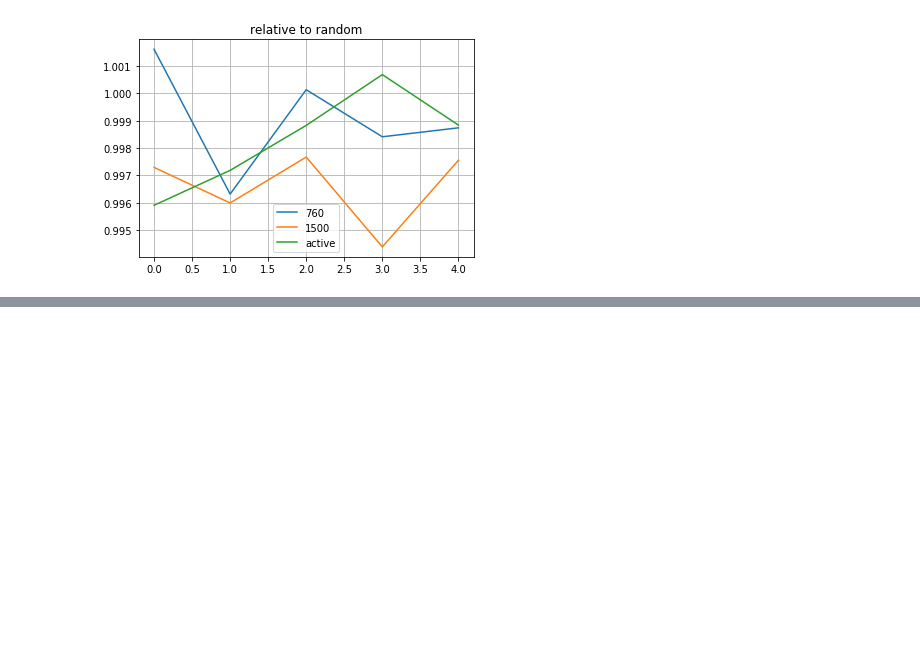
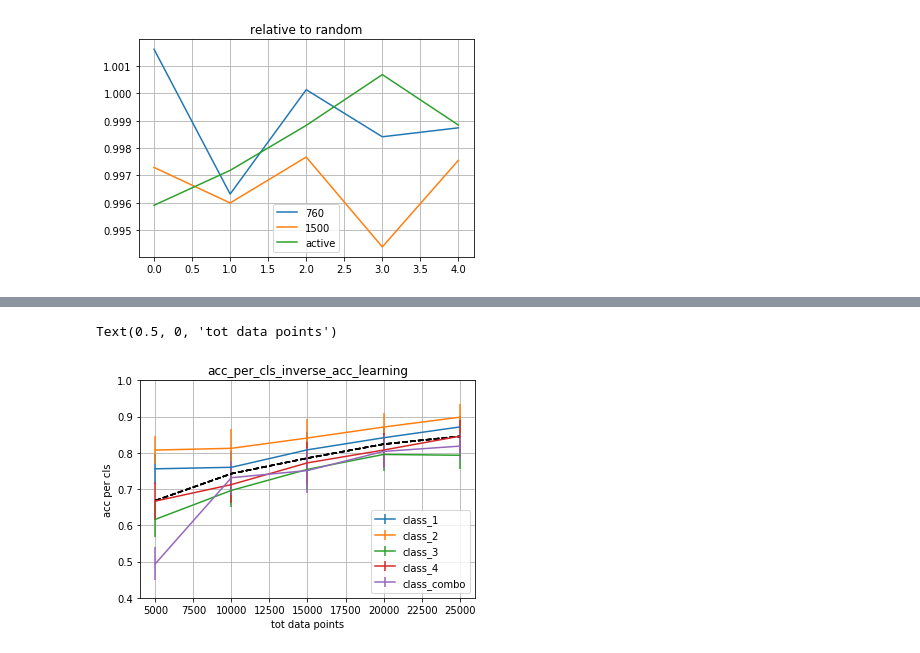
Before and after one commit to YHRen/ActiveClassSelection, a Jupyter notebook: plot.ipynb, the cells around one changed output, grey strips where cells are left out. Cells and saved outputs as stored; diff of their text form; code cells hidden in the pictures; blank space fills up the shorter version.

Commit message:
add plots pow3

```diff
--- a/plot.ipynb
+++ b/plot.ipynb
@@ -279,7 +279,10 @@ def get_sample_plan_per_stage(expname, runs, stages=5):
             data = json.load(fp)
             for s in range(stages):
                 data_s = data[result_name.format(s)]
-                ans = [data_s[k] for k in sorted(data_s.keys())]
+                if isinstance(data_s, dict):
+                    ans = [data_s[k] for k in sorted(data_s.keys())]
+                else:
+                    ans = data_s
                 res[s].append(ans)
     return np.asarray(res)
 
@@ -407,0 +431,19 @@ Text(0.5, 1.0, 'relative to random')
+# %%
+exp_fmt="./output/active_inverse_accuracy_with_data_aug_pw3_run{}/result.json"
+# %%
+fnc = partial(exp_fmt.format)
+rst = get_average_results_per_stage(fnc, 'stage_{}_test_acc_per_class', 11, stages=5, last_n = 5)
+fig, ax = plt.subplots(1,1)
+for y, dy, c in zip(rst[1].transpose(), rst[2].transpose(), ['1', '2', '3', '4', 'combo']):
+    ax.errorbar(rst[0], y, dy, label='class_{}'.format(c))
+    ax.plot(rst[0], rst[1].transpose().mean(axis=0), 'k--')
+    main_rst_tracker['active_pw3'] = rst[1].transpose().mean(axis=0)
+ax.legend()
+ax.grid()
+ax.set_ylim([0.4, 1.0])
+ax.set_title('acc_per_cls_inverse_acc_learning')
+ax.set_ylabel('acc per cls')
+ax.set_xlabel('tot data points')
+# %% [output]
+Text(0.5, 0, 'tot data points')
+[figure, added]
```
Also changed, not shown: parts of 6 cells of this notebook, 2 other files.
